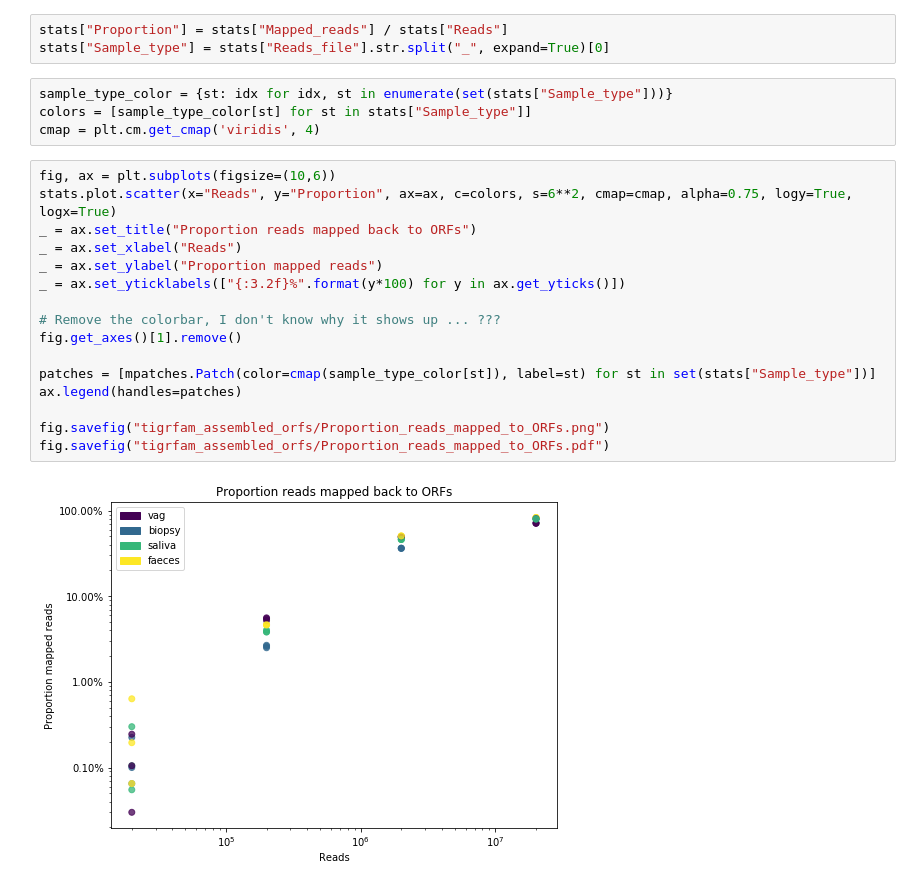
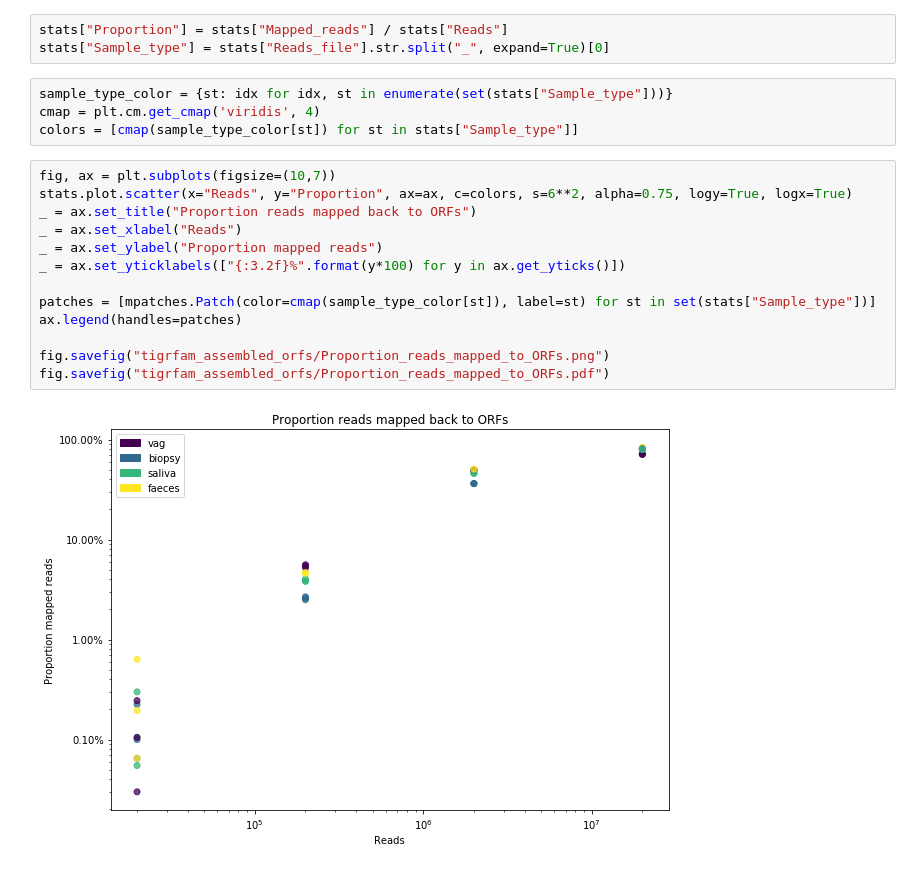
Before and after one commit to ctmrbio/estimate_seq_depth_notebooks, a Jupyter notebook: Prop_reads_mapped_to_orfs.ipynb, the cells around one changed output. Cells and saved outputs as stored; diff of their text form.

```diff
--- a/Prop_reads_mapped_to_orfs.ipynb
+++ b/Prop_reads_mapped_to_orfs.ipynb
@@ -28,23 +36,20 @@ stats["Proportion"] = stats["Mapped_reads"] / stats["Reads"]
 stats["Sample_type"] = stats["Reads_file"].str.split("_", expand=True)[0]
 # %%
 sample_type_color = {st: idx for idx, st in enumerate(set(stats["Sample_type"]))}
-colors = [sample_type_color[st] for st in stats["Sample_type"]]
 cmap = plt.cm.get_cmap('viridis', 4)
+colors = [cmap(sample_type_color[st]) for st in stats["Sample_type"]]
 # %%
-fig, ax = plt.subplots(figsize=(10,6))
-stats.plot.scatter(x="Reads", y="Proportion", ax=ax, c=colors, s=6**2, cmap=cmap, alpha=0.75, logy=True, logx=True)
+fig, ax = plt.subplots(figsize=(10,7))
+stats.plot.scatter(x="Reads", y="Proportion", ax=ax, c=colors, s=6**2, alpha=0.75, logy=True, logx=True)
 _ = ax.set_title("Proportion reads mapped back to ORFs")
 _ = ax.set_xlabel("Reads")
 _ = ax.set_ylabel("Proportion mapped reads")
 _ = ax.set_yticklabels(["{:3.2f}%".format(y*100) for y in ax.get_yticks()])
-
-# Remove the colorbar, I don't know why it shows up ... ???
-fig.get_axes()[1].remove()
 
 patches = [mpatches.Patch(color=cmap(sample_type_color[st]), label=st) for st in set(stats["Sample_type"])]
 ax.legend(handles=patches)
 
 fig.savefig("tigrfam_assembled_orfs/Proportion_reads_mapped_to_ORFs.png")
 fig.savefig("tigrfam_assembled_orfs/Proportion_reads_mapped_to_ORFs.pdf")
 # %% [output]
-[figure, old version]
+[figure, new version]
```
Also changed, not shown: parts of 1 cell of this notebook, 11 other files.
